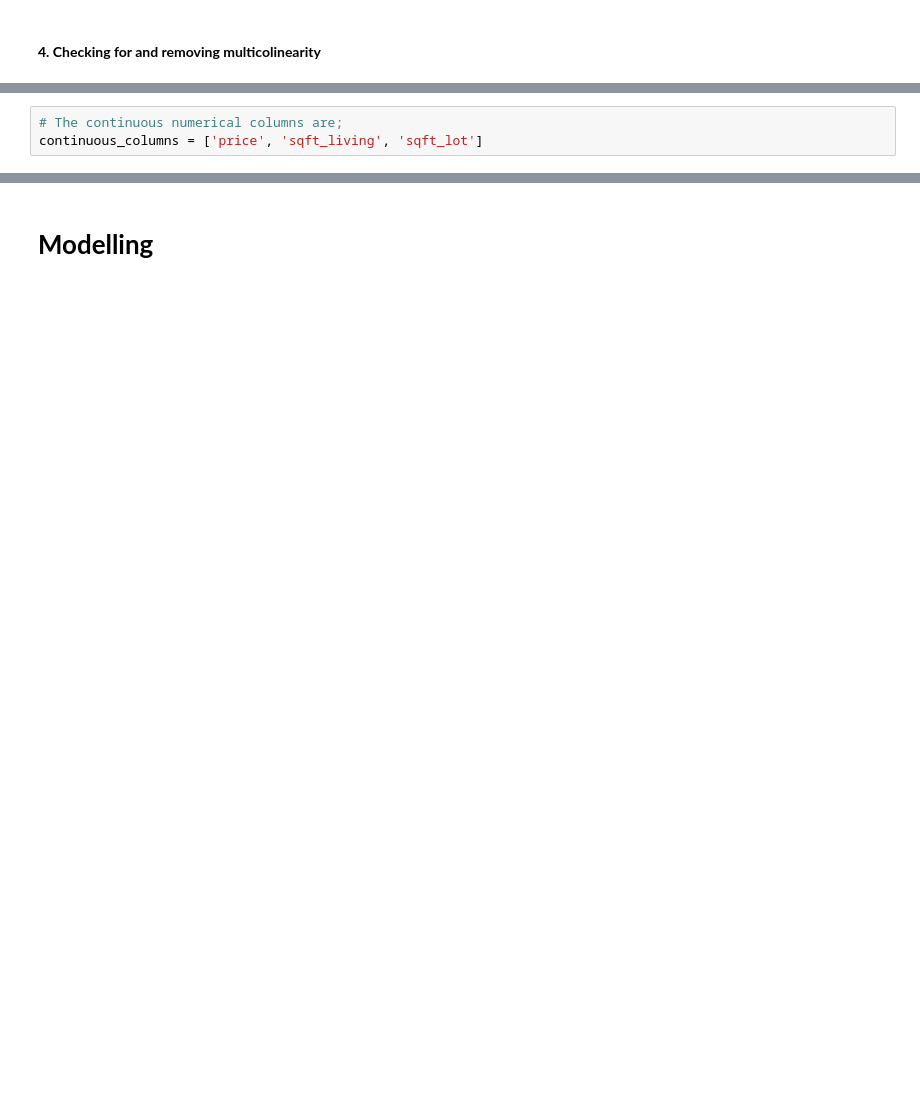
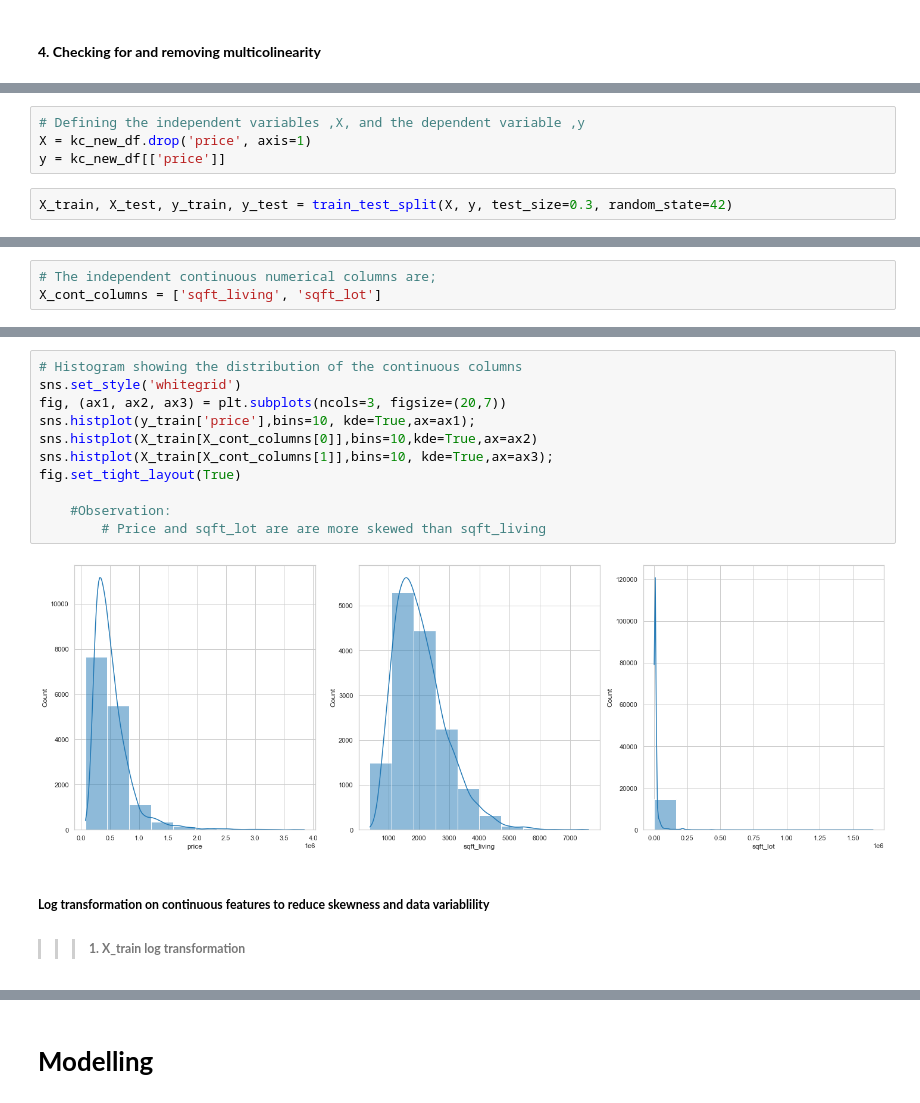
Before and after one commit to FridahKimathi/House-Sales-in-King-County-Washington-USA, a Jupyter notebook: index.ipynb, the cells around one changed output, grey strips where cells are left out. Drawn from its saved outputs; the diff is of its cells as text; blank space fills up the shorter version.

```diff
--- a/index.ipynb
+++ b/index.ipynb
@@ -307 +417,7 @@ kc_new_df.tail()
+# %%
+# Defining the independent variables ,X, and the dependent variable ,y
+X = kc_new_df.drop('price', axis=1)
+y = kc_new_df[['price']]
+# %%
+X_train, X_test, y_train, y_test = train_test_split(X, y, test_size=0.3, random_state=42)
 # %% [markdown]
@@ -309,3 +425,3 @@ kc_new_df.tail()
 # %%
-# The continuous numerical columns are;
-continuous_columns = ['price', 'sqft_living', 'sqft_lot']
+# The independent continuous numerical columns are;
+X_cont_columns = ['sqft_living', 'sqft_lot']
@@ -349,0 +437,16 @@ kc_new_df[['price_log', 'sqft_living_log','sqft_lot_log']].hist(figsize=(12,6));
+# %%
+# Histogram showing the distribution of the continuous columns
+sns.set_style('whitegrid')
+fig, (ax1, ax2, ax3) = plt.subplots(ncols=3, figsize=(20,7))
+sns.histplot(y_train['price'],bins=10, kde=True,ax=ax1);
+sns.histplot(X_train[X_cont_columns[0]],bins=10,kde=True,ax=ax2)
+sns.histplot(X_train[X_cont_columns[1]],bins=10, kde=True,ax=ax3);
+fig.set_tight_layout(True)
+
+    #Observation:
+        # Price and sqft_lot are are more skewed than sqft_living
+# %% [output]
+[figure, added]
+# %% [markdown]
+ ##### **Log transformation on continuous features to reduce skewness and data variablility**
+ > > >   ##### **1. X_train log transformation**
```
Also changed, not shown: parts of 86 cells of this notebook, 8 other files.
